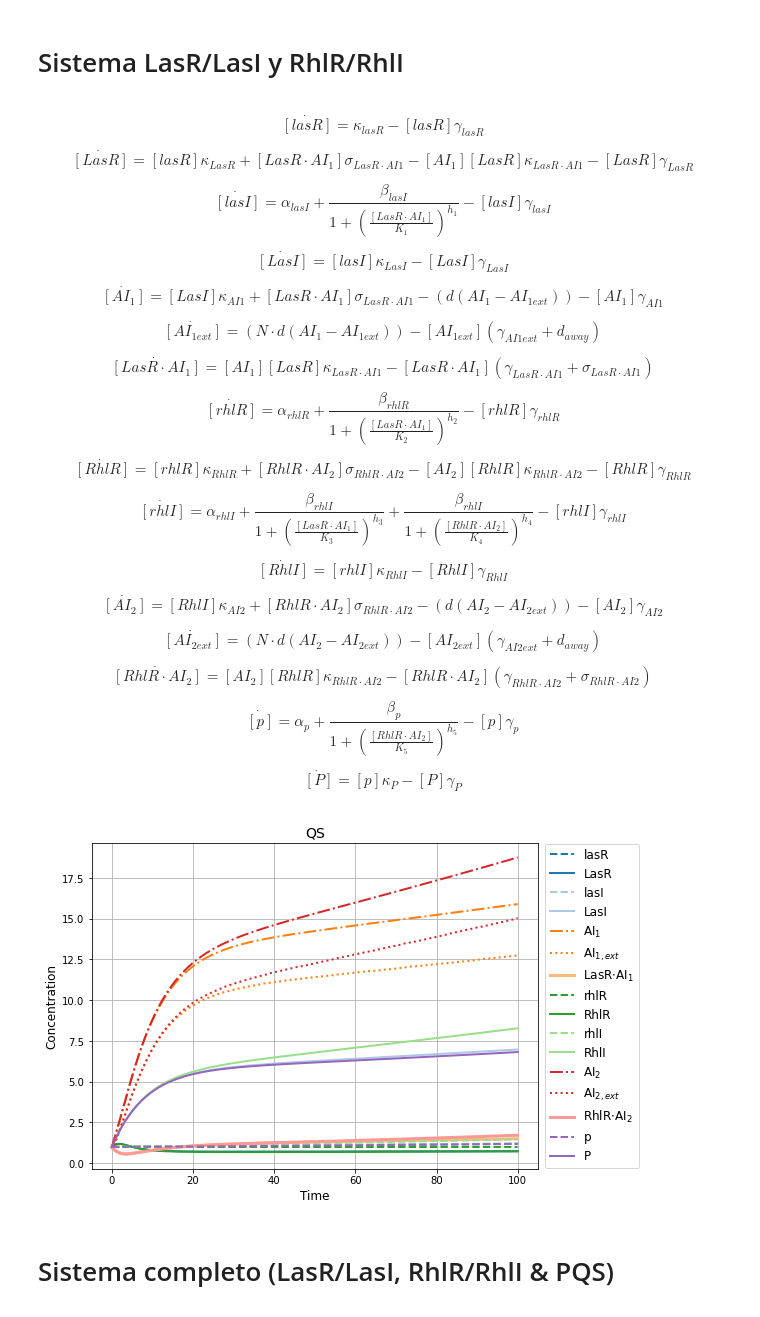
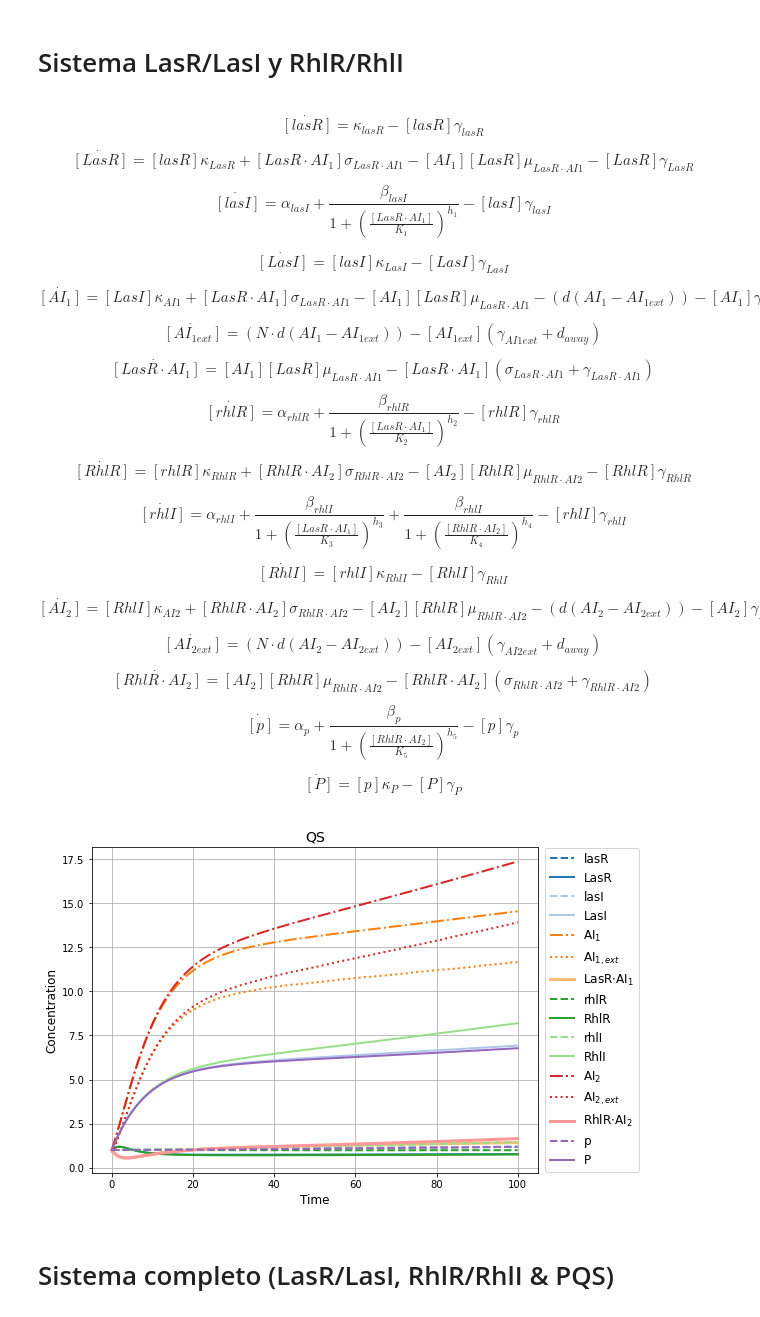
Before and after one commit to alejandrocs98/P-aeruginosa-qs, a Jupyter notebook: qs_deterministic.ipynb, the cells around one changed output. Drawn from its saved outputs; the diff is of its cells as text; code cells hidden in the pictures.

```diff
--- a/qs_deterministic.ipynb
+++ b/qs_deterministic.ipynb
@@ -104,7 +104,6 @@ plt.show()
 # %% [markdown]
 # Sistema LasR/LasI y RhlR/RhlI
 # %% [markdown]
-
 \begin{equation}
     \dot{[lasR]} = \kappa_{lasR} -
     [lasR]\gamma_{lasR}
@@ -113,7 +112,7 @@ plt.show()
 \begin{equation}
     \dot{[LasR]} = [lasR]\kappa_{LasR} +
     [LasR{\cdot}AI_{1}]\sigma_{LasR{\cdot}AI1} -
-    [AI_{1}][LasR]\kappa_{LasR\cdot AI1} -
+    [AI_{1}][LasR]\mu_{LasR\cdot AI1} -
     [LasR]\gamma_{LasR}
 \end{equation}
 
@@ -131,6 +130,7 @@ plt.show()
 \begin{equation}
     \dot{[AI_{1}]} = [LasI]\kappa_{AI1} +
     [LasR{\cdot}AI_{1}]\sigma_{LasR{\cdot}AI1} -
+    [AI_1][LasR]\mu_{LasR{\cdot}AI1} -
     (d(AI_{1}-AI_{1ext})) -
     [AI_1]\gamma_{AI1}
 \end{equation}
@@ -141,9 +141,8 @@ plt.show()
 \end{equation}
 
 \begin{equation}
-    \dot{[LasR{\cdot}AI_{1}]} = [AI_{1}][LasR]\kappa_{LasR{\cdot}AI1} -
-    [LasR{\cdot}AI_{1}](\gamma_{LasR{\cdot}AI1} +
-    \sigma_{LasR{\cdot}AI1})
+    \dot{[LasR{\cdot}AI_{1}]} = [AI_{1}][LasR]\mu_{LasR{\cdot}AI1} -
+    [LasR{\cdot}AI_{1}](\sigma_{LasR{\cdot}AI1} + \gamma_{LasR{\cdot}AI1})
 \end{equation}
 
 \begin{equation}
@@ -155,7 +154,7 @@ plt.show()
 \begin{equation}
     \dot{[RhlR]} = [rhlR]\kappa_{RhlR} +
     [RhlR\cdot AI_2]\sigma_{RhlR\cdot AI2} -
-    [AI_2][RhlR]\kappa_{RhlR\cdot AI2} -
+    [AI_2][RhlR]\mu_{RhlR\cdot AI2} -
     [RhlR]\gamma_{RhlR}
 \end{equation}
 
@@ -174,6 +173,7 @@ plt.show()
 \begin{equation}
     \dot{[AI_{2}]} = [RhlI]\kappa_{AI2} +
     [RhlR{\cdot}AI_{2}]\sigma_{RhlR{\cdot}AI2} -
+    [AI_2][RhlR]\mu_{RhlR{\cdot}AI2} -
     (d(AI_{2}-AI_{2ext})) -
     [AI_2]\gamma_{AI2}
 \end{equation}
@@ -184,8 +184,8 @@ plt.show()
 \end{equation}
 
 \begin{equation}
-    \dot{[RhlR{\cdot}AI_{2}]} = [AI_{2}][RhlR]\kappa_{RhlR{\cdot}AI2} -
-    [RhlR{\cdot}AI_{2}](\gamma_{RhlR{\cdot}AI2} + \sigma_{RhlR{\cdot}AI2})
+    \dot{[RhlR{\cdot}AI_{2}]} = [AI_{2}][RhlR]\mu_{RhlR{\cdot}AI2} -
+    [RhlR{\cdot}AI_{2}](\sigma_{RhlR{\cdot}AI2} + \gamma_{RhlR{\cdot}AI2})
 \end{equation}
 
 \begin{equation}
@@ -216,10 +216,10 @@ def LasRI_RhlRI_qs(t, r):
     g_LasI = 0.12
     k_AI1 = 1
     g_AI1 = 0.3
-    k_LasRAI1 = 0.05
+    g_AI1_ext = 0.8
+    u_LasRAI1 = 0.05
+    s_LasRAI1 = 0.25
     g_LasRAI1 = 0.14
-    s_LasRAI1 = 0.25
-    g_AI1_ext = 0.8
     # RhlR/RhlI
     a_rhlR = 0
     b_rhlR = 0.0045
@@ -239,10 +239,10 @@ def LasRI_RhlRI_qs(t, r):
     g_RhlI = 0.12
     k_AI2 = 1
     g_AI2 = 0.3
-    k_RhlRAI2 = 0.05
+    g_AI2_ext = 0.8
+    u_RhlRAI2 = 0.05
+    s_RhlRAI2 = 0.25
     g_RhlRAI2 = 0.14
-    s_RhlRAI2 = 0.25
-    g_AI2_ext = 0.8
     # Target protein
     a_p = 0
     b_p = 0.0058
@@ -257,19 +257,19 @@ def LasRI_RhlRI_qs(t, r):
     N = 10
 
     dlasR = k_lasR - lasR*g_lasR
-    dLasR = lasR*k_LasR + LasRAI1*s_LasRAI1 - AI1*LasR*k_LasRAI1 - LasR*g_LasR
+    dLasR = lasR*k_LasR + LasRAI1*s_LasRAI1 - AI1*LasR*u_LasRAI1 - LasR*g_LasR
     dlasI = a_lasI + (b_lasI/(1+(LasRAI1/K1)**h1)) - lasI*g_lasI
     dLasI = lasI*k_LasI - LasI*g_LasI
-    dAI1 = LasI*k_AI1 + LasRAI1*s_LasRAI1 - (d*(AI1-AI1_ext)) - AI1*g_AI1
+    dAI1 = LasI*k_AI1 + LasRAI1*s_LasRAI1 - AI1*LasR*u_LasRAI1 - (d*(AI1-AI1_ext)) - AI1*g_AI1
     dAI1_ext = (N*d*(AI1-AI1_ext)) - (AI1_ext*(g_AI1_ext + d_away))
-    dLasRAI1 = AI1*LasR*k_LasRAI1 - (LasRAI1*(g_LasRAI1 + s_LasRAI1))
+    dLasRAI1 = AI1*LasR*u_LasRAI1 - (LasRAI1*(s_LasRAI1 + g_LasRAI1))
     drhlR = a_rhlR + (b_rhlR/(1+(LasRAI1/K2)**h2)) - rhlR*g_lasR
-    dRhlR = rhlR*k_RhlR + RhlRAI2*s_RhlRAI2 - AI1*RhlR*k_RhlRAI2 - RhlR*g_RhlR
+    dRhlR = rhlR*k_RhlR + RhlRAI2*s_RhlRAI2 - AI1*RhlR*u_RhlRAI2 - RhlR*g_RhlR
     drhlI = a_rhlI + (b_rhlI/(1+(LasRAI1/K3)**h3)) + (b_rhlI/(1+(RhlRAI2/K4)**h4)) - rhlI*g_rhlI
     dRhlI = rhlI*k_RhlI - RhlI*g_RhlI
-    dAI2 = RhlI*k_AI2 + RhlRAI2*s_RhlRAI2 - (d*(AI2-AI2_ext)) - AI2*g_AI1
+    dAI2 = RhlI*k_AI2 + RhlRAI2*s_RhlRAI2 - AI1*RhlR*u_RhlRAI2 - (d*(AI2-AI2_ext)) - AI2*g_AI1
     dAI2_ext = (N*d*(AI2-AI2_ext)) - (AI2_ext*(g_AI2_ext + d_away))
-    dRhlRAI2 = AI2*RhlR*k_RhlRAI2 - (RhlRAI2*(g_RhlRAI2 + s_RhlRAI2))
+    dRhlRAI2 = AI2*RhlR*u_RhlRAI2 - (RhlRAI2*(s_RhlRAI2 + g_RhlRAI2))
     dp = a_p + (b_p/(1+(RhlRAI2/K5)**h5)) - p*g_p
     dP = p*k_P - P*g_P
 
@@ -278,31 +278,30 @@ def LasRI_RhlRI_qs(t, r):
 LasRI_RhlRI_qs_dynamics = solve_ivp(LasRI_RhlRI_qs, [0, 100], [1, 1, 1, 1, 1, 1, 1, 1, 1, 1, 1, 1, 1, 1, 1, 1])
 # %%
 plt.figure(figsize=(8,6))
-plt.set_cmap('tab20')
 plt.plot(LasRI_RhlRI_qs_dynamics.t, LasRI_RhlRI_qs_dynamics.y[0], lw=2, label='lasR', color=cm.tab20(0), ls='--')
 plt.plot(LasRI_RhlRI_qs_dynamics.t, LasRI_RhlRI_qs_dynamics.y[1], lw=2, label='LasR', color=cm.tab20(0), ls='-')
 plt.plot(LasRI_RhlRI_qs_dynamics.t, LasRI_RhlRI_qs_dynamics.y[2], lw=2, label='lasI', color=cm.tab20(1), ls='--')
 plt.plot(LasRI_RhlRI_qs_dynamics.t, LasRI_RhlRI_qs_dynamics.y[3], lw=2, label='LasI', color=cm.tab20(1), ls='-')
 plt.plot(LasRI_RhlRI_qs_dynamics.t, LasRI_RhlRI_qs_dynamics.y[4], lw=2, label='AI$_1$', color=cm.tab20(2), ls='-.')
 plt.plot(LasRI_RhlRI_qs_dynamics.t, LasRI_RhlRI_qs_dynamics.y[5], lw=2, label='AI$_{1,ext}$', color=cm.tab20(2), ls=':')
 plt.plot(LasRI_RhlRI_qs_dynamics.t, LasRI_RhlRI_qs_dynamics.y[6], lw=3, label='LasR$\cdot$AI$_1$', color=cm.tab20(3), ls='-')
 plt.plot(LasRI_RhlRI_qs_dynamics.t, LasRI_RhlRI_qs_dynamics.y[7], lw=2, label='rhlR', color=cm.tab20(4), ls='--')
 plt.plot(LasRI_RhlRI_qs_dynamics.t, LasRI_RhlRI_qs_dynamics.y[8], lw=2, label='RhlR', color=cm.tab20(4), ls='-')
 plt.plot(LasRI_RhlRI_qs_dynamics.t, LasRI_RhlRI_qs_dynamics.y[9], lw=2, label='rhlI', color=cm.tab20(5), ls='--')
 plt.plot(LasRI_RhlRI_qs_dynamics.t, LasRI_RhlRI_qs_dynamics.y[10], lw=2, label='RhlI', color=cm.tab20(5), ls='-')
 plt.plot(LasRI_RhlRI_qs_dynamics.t, LasRI_RhlRI_qs_dynamics.y[11], lw=2, label='AI$_2$', color=cm.tab20(6), ls='-.')
 plt.plot(LasRI_RhlRI_qs_dynamics.t, LasRI_RhlRI_qs_dynamics.y[12], lw=2, label='AI$_{2,ext}$', color=cm.tab20(6), ls=':')
 plt.plot(LasRI_RhlRI_qs_dynamics.t, LasRI_RhlRI_qs_dynamics.y[13], lw=3, label='RhlR$\cdot$AI$_2$', color=cm.tab20(7), ls='-')
 plt.plot(LasRI_RhlRI_qs_dynamics.t, LasRI_RhlRI_qs_dynamics.y[14], lw=2, label='p', color=cm.tab20(8), ls='--')
 plt.plot(LasRI_RhlRI_qs_dynamics.t, LasRI_RhlRI_qs_dynamics.y[15], lw=2, label='P', color=cm.tab20(8), ls='-')
 plt.grid()
 plt.legend(loc='center right', bbox_to_anchor=(1.24, 0.50), ncol=1, fancybox=True, shadow=False, fontsize=12)
 plt.xlabel('Time', fontsize=12)
 plt.ylabel('Concentration', fontsize=12)
 plt.title('QS', fontsize=14)
 plt.show()
 # %% [output]
-[figure, old version]
+[figure, new version]
 # %% [markdown]
 # Sistema completo (LasR/LasI, RhlR/RhlI & PQS)
 # %% [markdown]
```
Also changed, not shown: parts of 7 cells of this notebook, 1 other file.
